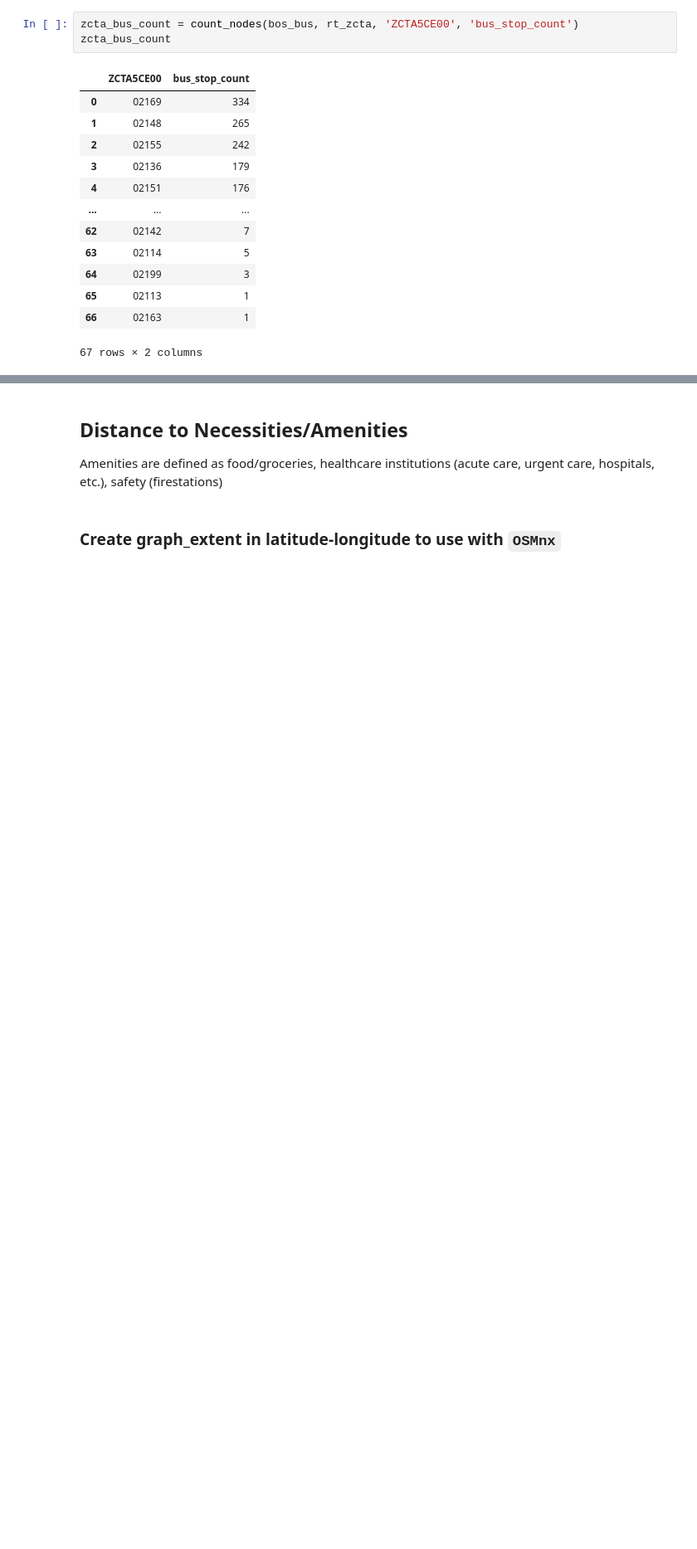
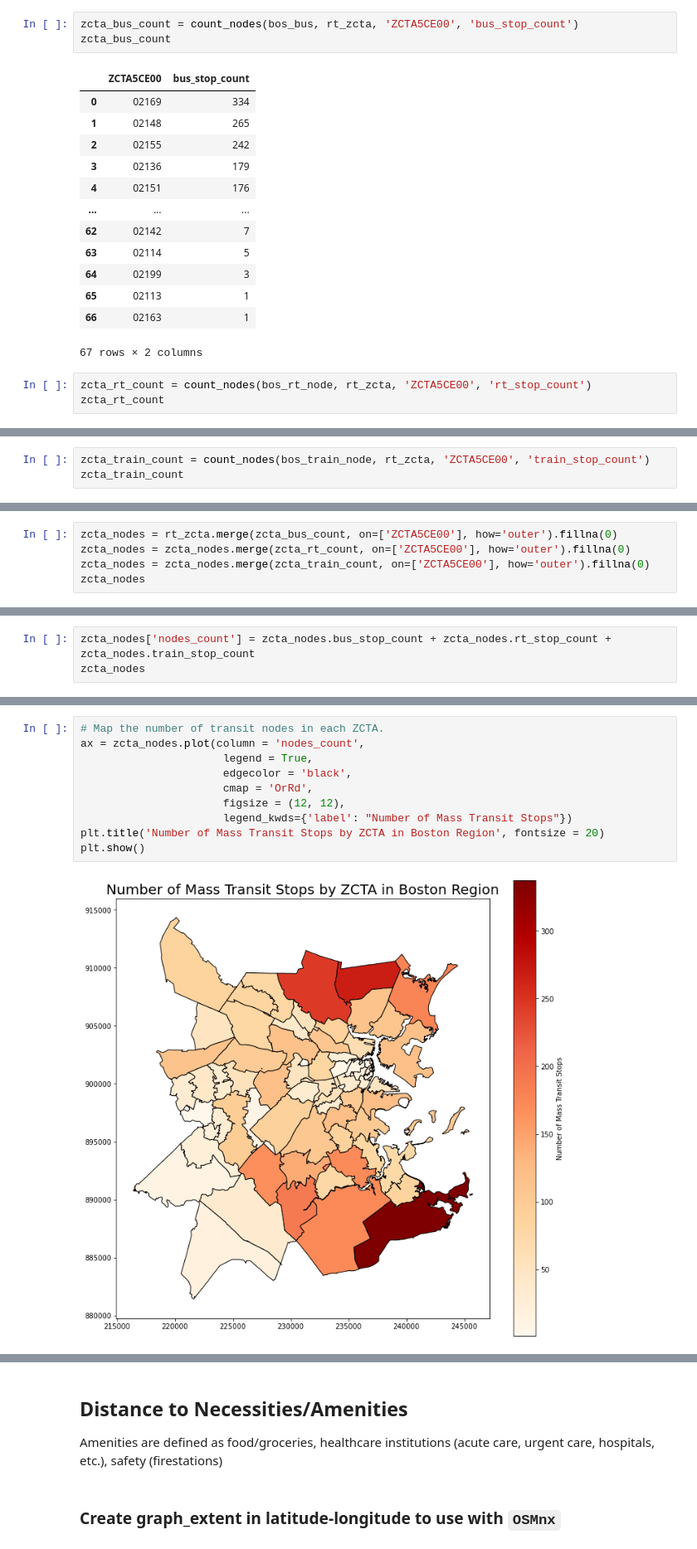
Before and after one commit to jcheng02/uep239-final-project, a Jupyter notebook: jcheng02_uep239_final_project.ipynb, the cells around one changed output, grey strips where cells are left out. Shown at 83% size. Saved outputs shown, nothing was run; the diff lists cells and outputs as text; blank space fills up the shorter version.

Commit message:
Total nodes counted. Nodes per ZCTA mapped. Nodes density per ZCTA mapped.

```diff
--- a/jcheng02_uep239_final_project.ipynb
+++ b/jcheng02_uep239_final_project.ipynb
@@ -628,3 +628,6 @@ zcta_bus_count
 | 65 | 02113 | 1 |
 | 66 | 02163 | 1 |
 67 rows × 2 columns
+# %%
+zcta_rt_count = count_nodes(bos_rt_node, rt_zcta, 'ZCTA5CE00', 'rt_stop_count')
+zcta_rt_count
@@ -630,0 +652,3 @@ zcta_bus_count
+# %%
+zcta_train_count = count_nodes(bos_train_node, rt_zcta, 'ZCTA5CE00', 'train_stop_count')
+zcta_train_count
@@ -630,0 +673,5 @@ zcta_bus_count
+# %%
+zcta_nodes = rt_zcta.merge(zcta_bus_count, on=['ZCTA5CE00'], how='outer').fillna(0)
+zcta_nodes = zcta_nodes.merge(zcta_rt_count, on=['ZCTA5CE00'], how='outer').fillna(0)
+zcta_nodes = zcta_nodes.merge(zcta_train_count, on=['ZCTA5CE00'], how='outer').fillna(0)
+zcta_nodes
@@ -630,0 +712,3 @@ zcta_bus_count
+# %%
+zcta_nodes['nodes_count'] = zcta_nodes.bus_stop_count + zcta_nodes.rt_stop_count + zcta_nodes.train_stop_count
+zcta_nodes
@@ -630,0 +729,12 @@ zcta_bus_count
+# %%
+# Map the number of transit nodes in each ZCTA.
+ax = zcta_nodes.plot(column = 'nodes_count',
+                      legend = True,
+                      edgecolor = 'black',
+                      cmap = 'OrRd',
+                      figsize = (12, 12),
+                      legend_kwds={'label': "Number of Mass Transit Stops"})
+plt.title('Number of Mass Transit Stops by ZCTA in Boston Region', fontsize = 20)
+plt.show()
+# %% [output]
+[figure, added]
```
Also changed, not shown: parts of 7 cells of this notebook.
